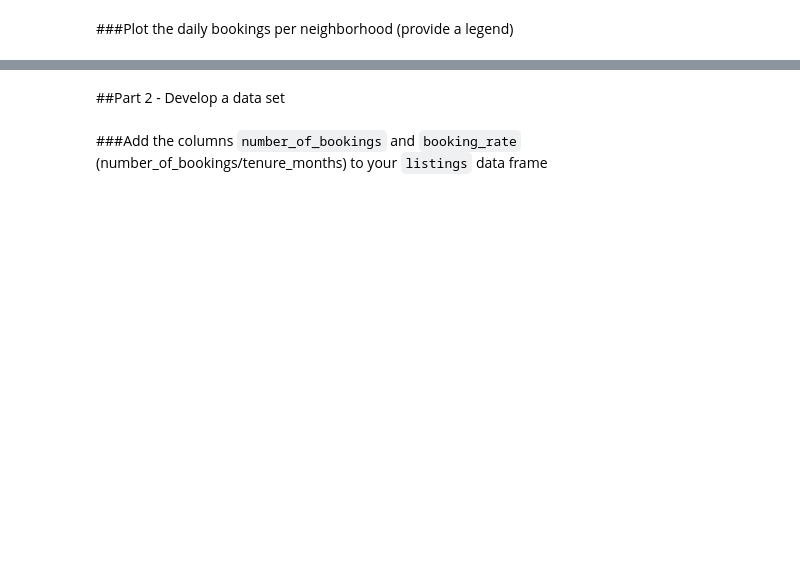
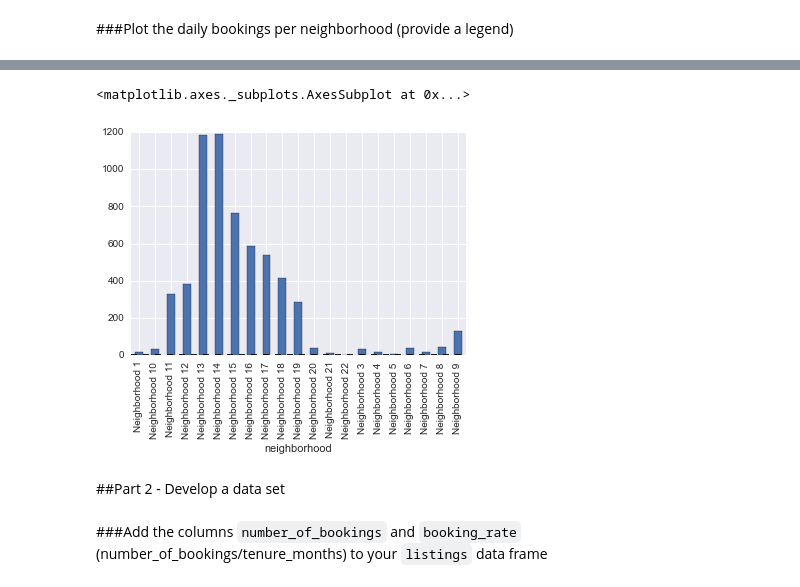
Before and after one commit to jofo45/DAT_SF_11, a Jupyter notebook: homeworks/hw1/hw1_soln.ipynb, the cells around one changed output, grey strips where cells are left out. Cells and saved outputs as stored; diff of their text form; code cells hidden in the pictures; blank space fills up the shorter version.

```diff
--- a/homeworks/hw1/hw1_soln.ipynb
+++ b/homeworks/hw1/hw1_soln.ipynb
@@ -119,3 +214,14 @@ NameError: name 'prop_id' is not defined
+# %%
+#first merge
+#merged_bookings_listings = pd.merge(bookings, listings, on='prop_id')
+merged_bookings_listings.head()
+merged_bookings_listings.groupby('neighborhood')['neighborhood'].count().plot(kind='bar')
+
+#groupby('cylinders')['mpg'].count().plot(kind='bar')
+#bookings.resample('M', how='count').number_of_bookings.plot()
+# %% [output]
+<matplotlib.axes._subplots.AxesSubplot at 0x...>
+[figure, added]
 # %% [markdown]
 ##Part 2 - Develop a data set
 # %% [markdown]
```
Also changed, not shown: parts of 25 cells of this notebook.
